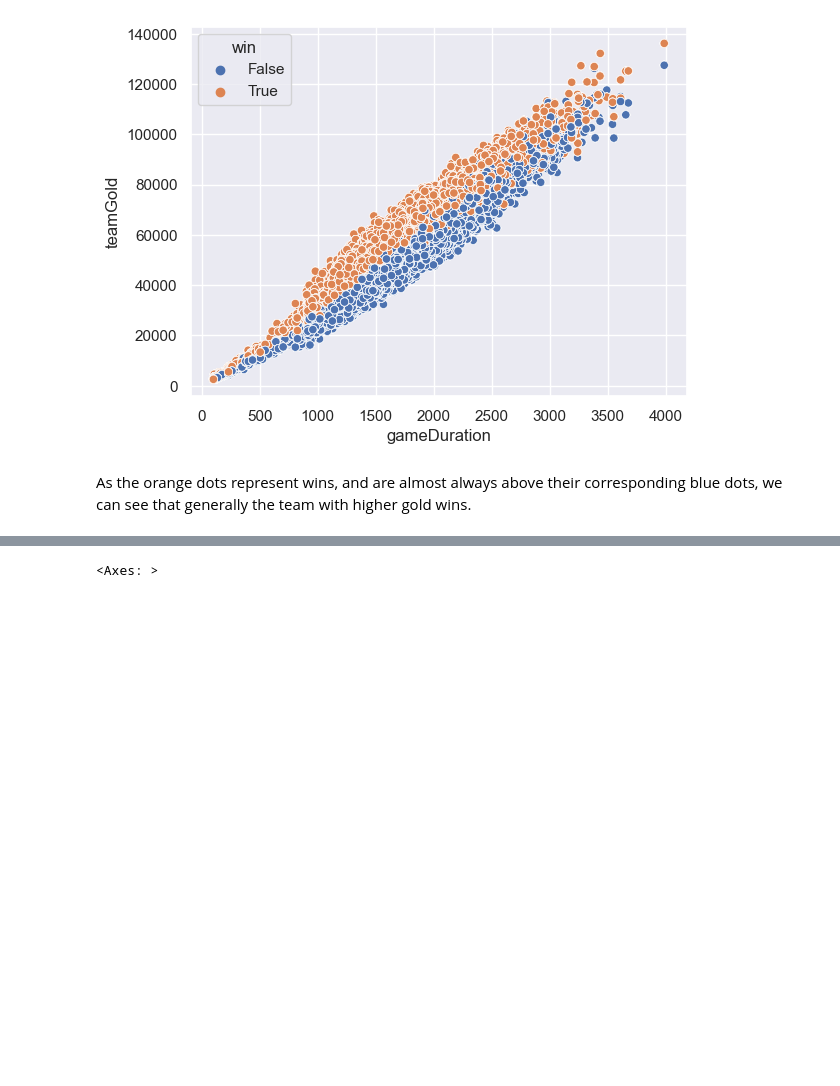
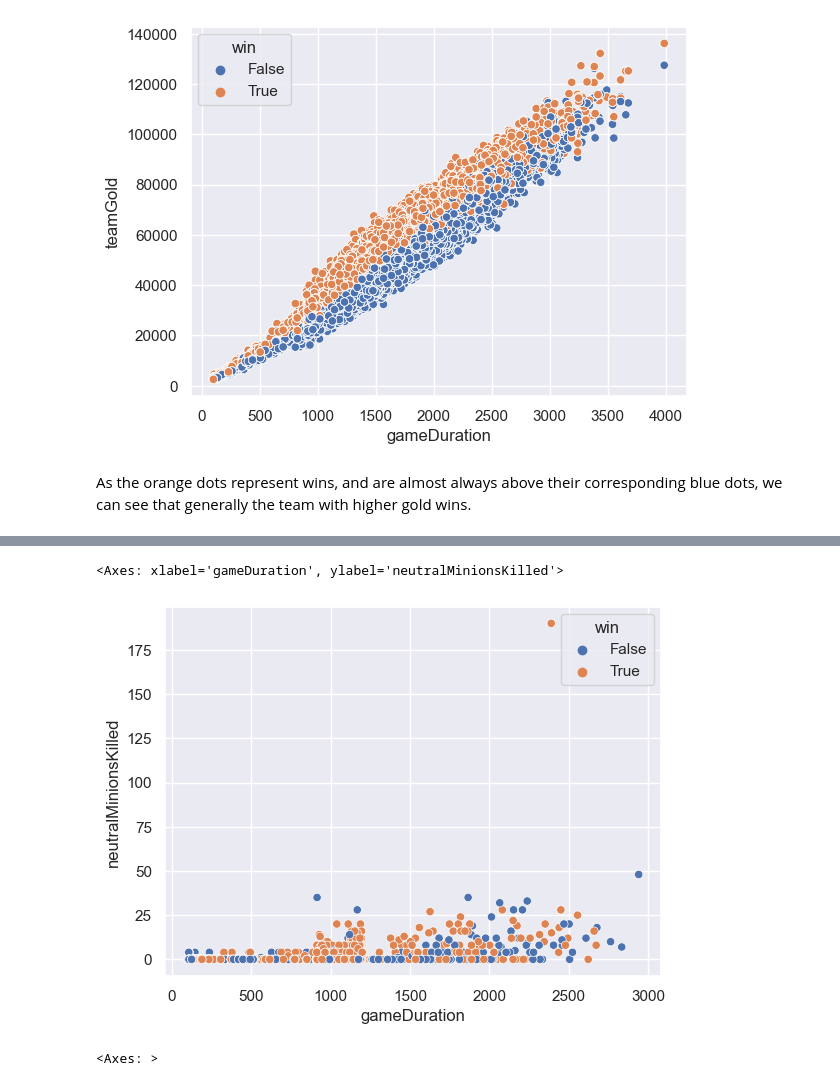
Before and after one commit to mannkenn/LeagueOfLegendsPrediction, a Jupyter notebook: notebooks/project.ipynb, the cells around one changed output, grey strips where cells are left out. Saved outputs shown, nothing was run; the diff lists cells and outputs as text; code cells hidden in the pictures; blank space fills up the shorter version.

```diff
--- a/notebooks/project.ipynb
+++ b/notebooks/project.ipynb
@@ -352,3 +355,5 @@ sns.scatterplot(data = df, x = 'gameDuration', y = 'teamGold', hue = 'win')
 [figure]
 # %% [markdown]
 As the orange dots represent wins, and are almost always above their corresponding blue dots, we can see that generally the team with higher gold wins.
+# %%
+df['teamCS'] = df.groupby(['matchId', 'teamId'])['neutralMinionsKilled'].transform('sum')
@@ -355,3 +381,8 @@ As the orange dots represent wins, and are almost always above their correspondi
+# %%
+sns.scatterplot(data = df[(df['role'] == 'SUPPORT') & (df['teamPosition'] == 'BOTTOM')], x = 'gameDuration' , y = 'neutralMinionsKilled', hue = 'win')
+# %% [output]
+<Axes: xlabel='gameDuration', ylabel='neutralMinionsKilled'>
+[figure, added]
 # %%
 gold_corr = df[['teamGold', 'neutralMinionsKilled', 'kills', 'teambaronKills', 'totalMinionsKilled', 'goldSpent', 'itemsPurchased', 'turretTakedowns']].corr()
 sns.heatmap(gold_corr, annot = True)
```
Also changed, not shown: parts of 18 cells of this notebook, 1 other file.
